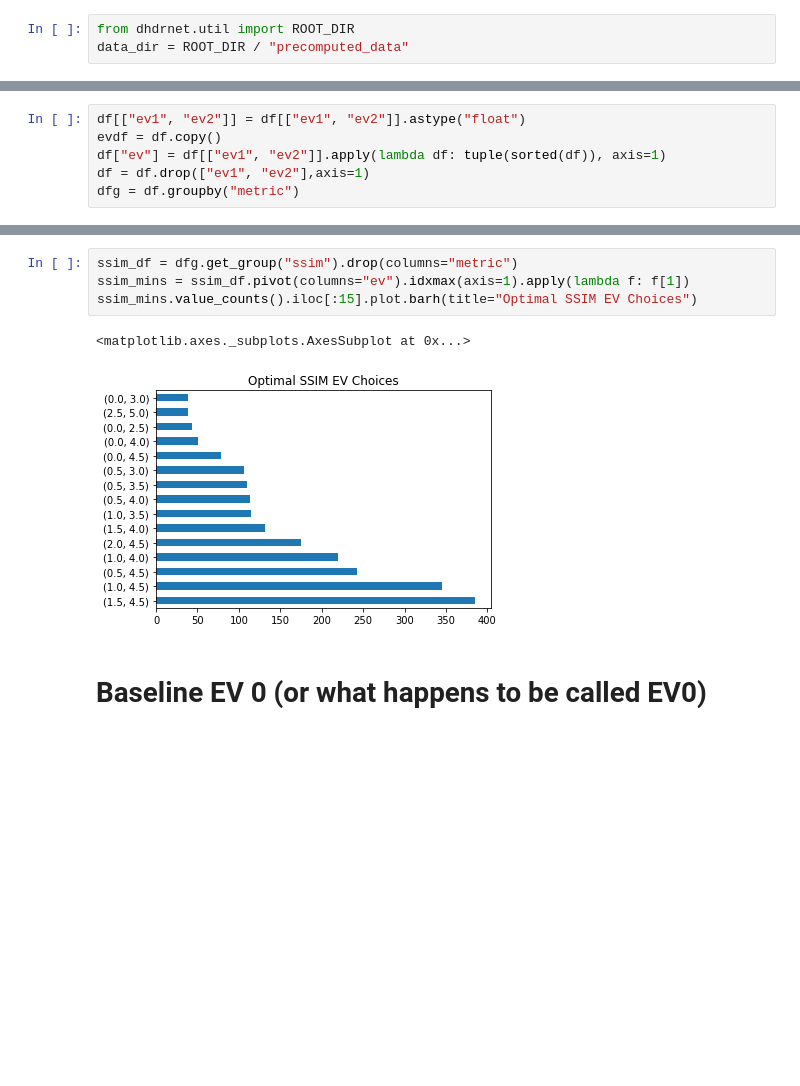
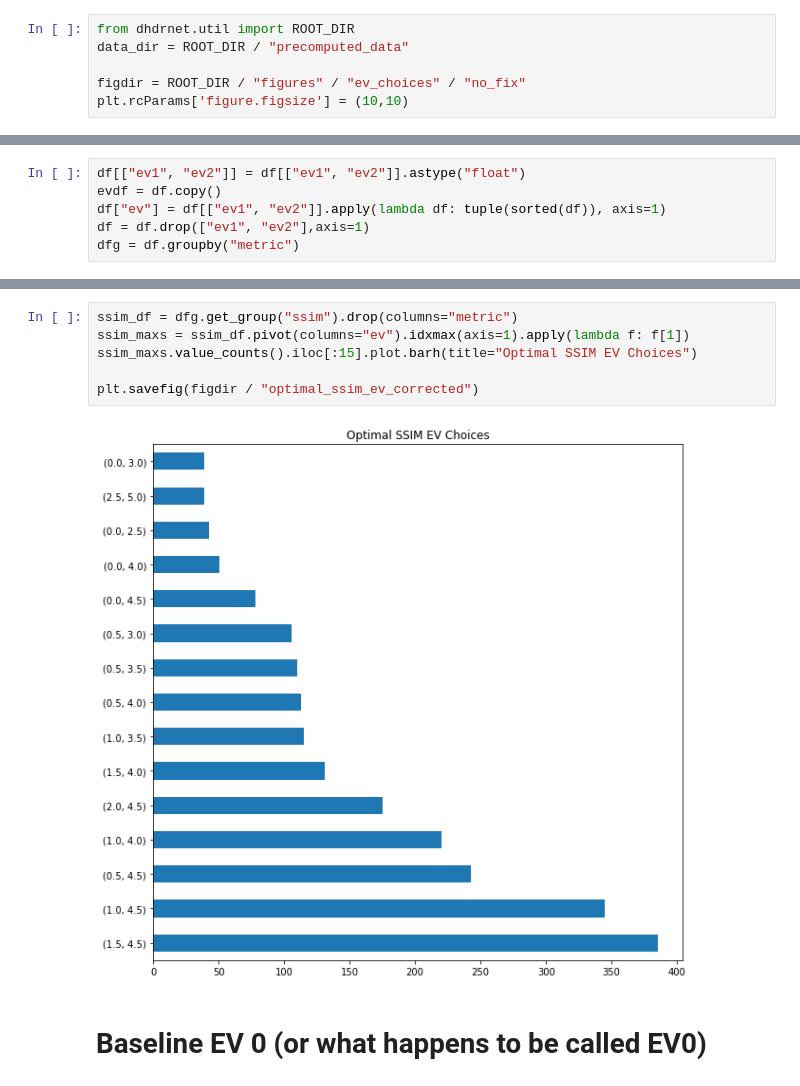
Before and after one commit to smsegal/DHDRNet, a Jupyter notebook: dhdrnet/notebooks/perceptual_loss.ipynb, the cells around one changed output, grey strips where cells are left out. Drawn from its saved outputs; the diff is of its cells as text; blank space fills up the shorter version.

Commit message:
exposure images and figures for correct exposure, updated notebooks

```diff
--- a/dhdrnet/notebooks/perceptual_loss.ipynb
+++ b/dhdrnet/notebooks/perceptual_loss.ipynb
@@ -9,6 +9,9 @@ from more_itertools import flatten
 # %%
 from dhdrnet.util import ROOT_DIR
 data_dir = ROOT_DIR / "precomputed_data"
+
+figdir = ROOT_DIR / "figures" / "ev_choices" / "no_fix"
+plt.rcParams['figure.figsize'] = (10,10)
 # %%
 df = pd.read_csv(data_dir / "store_perceptual.csv")
 df = df.set_index(["name"])
@@ -74,10 +59,11 @@ perc_mins.value_counts().iloc[:15].plot.barh(title="Optimal Perceptual Loss EV C
 # %%
 ssim_df = dfg.get_group("ssim").drop(columns="metric")
-ssim_mins = ssim_df.pivot(columns="ev").idxmax(axis=1).apply(lambda f: f[1])
-ssim_mins.value_counts().iloc[:15].plot.barh(title="Optimal SSIM EV Choices")
+ssim_maxs = ssim_df.pivot(columns="ev").idxmax(axis=1).apply(lambda f: f[1])
+ssim_maxs.value_counts().iloc[:15].plot.barh(title="Optimal SSIM EV Choices")
+
+plt.savefig(figdir / "optimal_ssim_ev_corrected")
 # %% [output]
-<matplotlib.axes._subplots.AxesSubplot at 0x...>
-[figure, old version]
+[figure, new version]
 # %% [markdown]
 # Baseline EV 0 (or what happens to be called EV0)
 # %%
```
Also changed, not shown: parts of 7 cells of this notebook, 14 other files.
